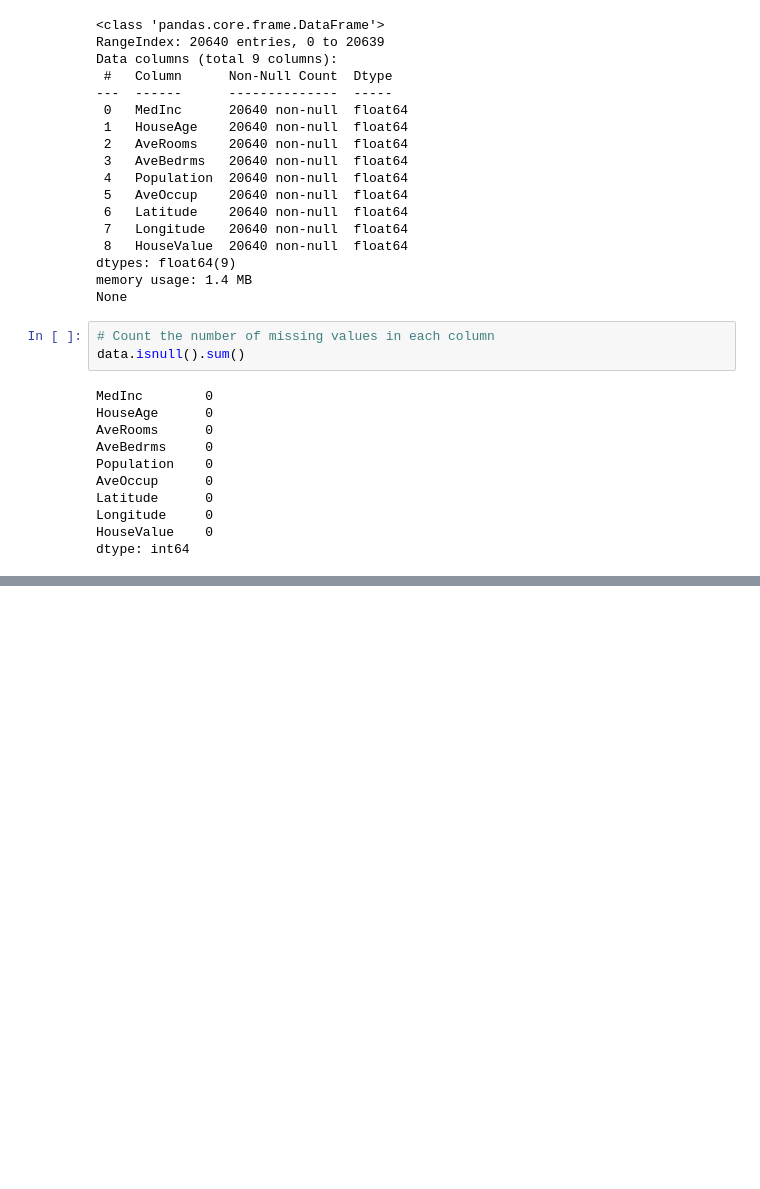
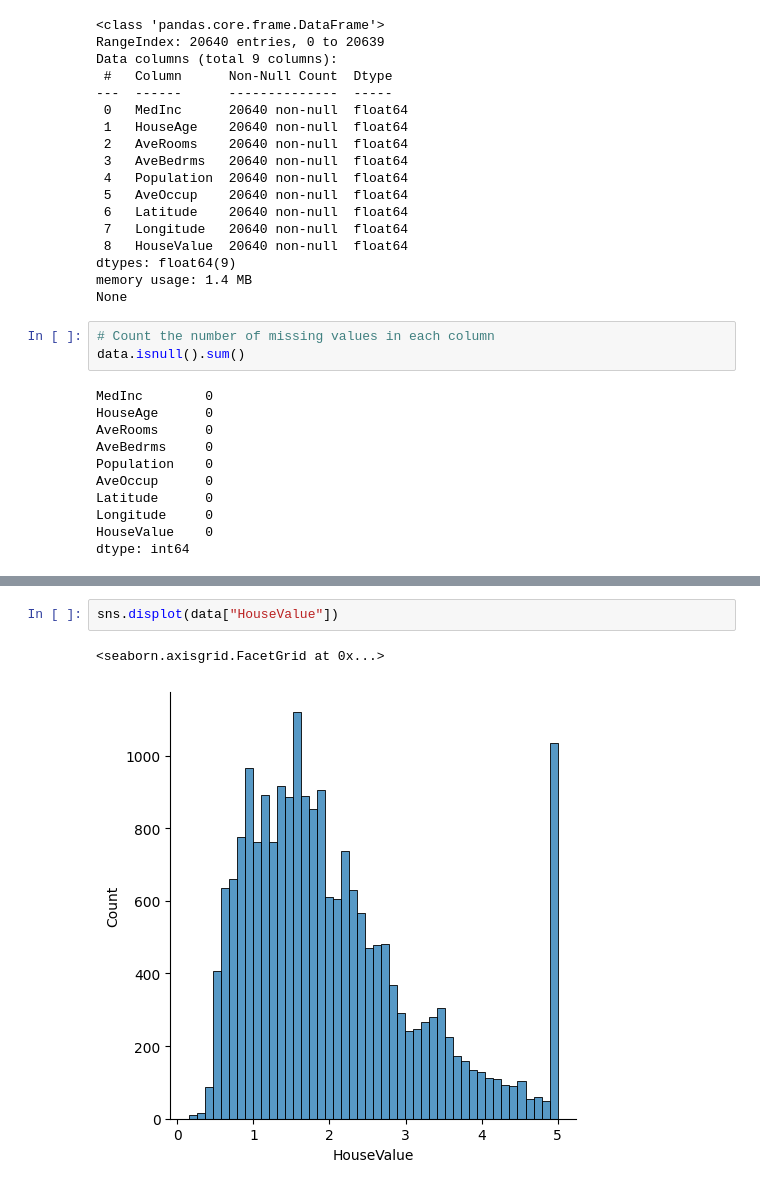
Before and after one commit to akshay-rajan/machinelearning, a Jupyter notebook: project1/housepriceprediction.ipynb, the cells around one changed output, grey strips where cells are left out. Saved outputs shown, nothing was run; the diff lists cells and outputs as text; blank space fills up the shorter version.

```diff
--- a/project1/housepriceprediction.ipynb
+++ b/project1/housepriceprediction.ipynb
@@ -97,0 +103,5 @@ plt.tight_layout()
+# %%
+sns.displot(data["HouseValue"])
+# %% [output]
+<seaborn.axisgrid.FacetGrid at 0x...>
+[figure, added]
```
Also changed, not shown: parts of 11 cells of this notebook.
